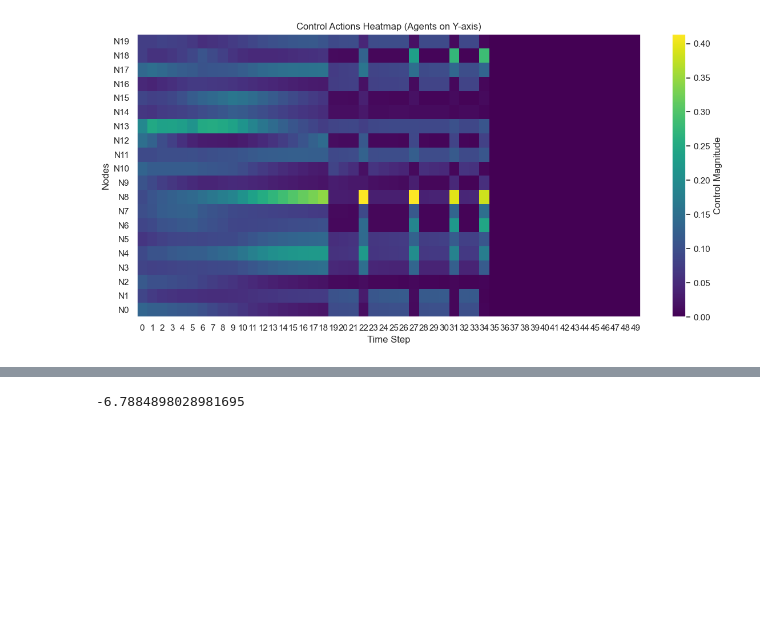
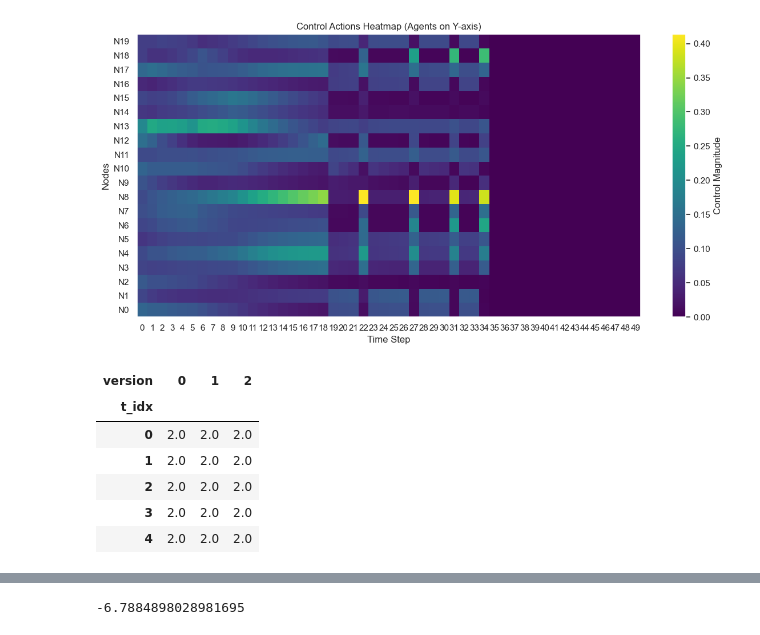
Before and after one commit to mariusdgm/phd-rl-algos, a Jupyter notebook: dqn/opinion_dynamics/experiments/agent_eval.ipynb, the cells around one changed output, grey strips where cells are left out. Drawn from its saved outputs; the diff is of its cells as text; code cells hidden in the pictures; blank space fills up the shorter version.

```diff
--- a/dqn/opinion_dynamics/experiments/agent_eval.ipynb
+++ b/dqn/opinion_dynamics/experiments/agent_eval.ipynb
@@ -90,13 +51,14 @@ exp_subdir = r"d:\Work\repos\RL\phd-rl-algos\dqn\opinion_dynamics\experiments\re
 
 # exp_subdir = r"D:\Work\repos\RL\phd-rl-algos\dqn\opinion_dynamics\experiments\results\2025Jul25-031713_configs\0001_agent_params.args_.betas__0__1__2_\1"
 
+# Great behavior with multiple budget levels!
 exp_subdir = r"d:\Work\repos\RL\phd-rl-algos\dqn\opinion_dynamics\experiments\results\2025Sep08-142952_configs\0000_optim.args_.lr_1e-05__agent_params.args_.betas__0__1__2___agent_params.model_OpinionNetCommonAB__experiment_opinion_agent_dqn_fixed_steps\1"
-
 
 
 agent = instantiate_agent(exp_subdir)
 
 results = []
+df_actions_list = []
 
 env_versions = agent.env_factory.validation_versions
 # env_versions = [0]
@@ -110,22 +72,30 @@ for version in range(len(env_versions)):
     # Run policy with agent
     states, times, rewards, actions, all_intermediate_states = run_policy_agent(agent)
 
-    # Flatten for plotting
+    actions_np = np.asarray(actions)                 # shape (T, N)
+    T, N = actions_np.shape[0], actions_np.shape[1]
+
+    df_actions_v = pd.DataFrame(
+        actions_np,
+        columns=[f"a_{j}" for j in range(N)]
+    )
+    df_actions_v.insert(0, "t_idx", np.arange(T))
+    df_actions_v.insert(0, "version", version)
+
+    df_actions_list.append(df_actions_v)
+
     flat_states, flat_times = flatten_intermediate_states_np(
         all_intermediate_states,
         agent.validation_env.t_campaign,
         agent.validation_env.t_s
     )
-
-    # Plot high-resolution trajectory
     plot_opinions_over_time(flat_states, flat_times, title=f"Agent Policy - Validation Env v{version}")
 
-    # Discounted reward
     total_value = sum((agent.gamma ** i) * r for i, r in enumerate(rewards))
     print(f"Total discounted reward: {total_value:.4f}")
     results.append({"version": version, "discounted_reward": total_value})
 
-# Summary
+# Per-version results (unchanged)
 df_results = pd.DataFrame(results)
 print(df_results)
 # %% [output]
@@ -159,3 +137,33 @@ len(actions)
 plot_action_heatmap(actions)
 # %% [output]
 [figure]
+# %%
+def summarize_action_mass_by_step(df_actions: pd.DataFrame) -> pd.DataFrame:
+    """
+    Returns a tidy DataFrame with, for each version and step, the sum of the action vector.
+    Columns: version, t_idx, action_sum
+    """
+    action_cols = [c for c in df_actions.columns if c.startswith("a_")]
+    out = df_actions.copy()
+    out["action_sum"] = out[action_cols].sum(axis=1)
+    out = out[["version", "t_idx", "action_sum"]].sort_values(["version", "t_idx"]).reset_index(drop=True)
+    return out
+
+def action_mass_wide(df_actions: pd.DataFrame) -> pd.DataFrame:
+    df = summarize_action_mass_by_step(df_actions)
+    return df.pivot(index="t_idx", columns="version", values="action_sum").sort_index()
+
+df_actions = pd.concat(df_actions_list, ignore_index=True)
+df_mass = summarize_action_mass_by_step(df_actions)
+df_actions
+
+df_mass_w = action_mass_wide(df_actions)  # nice for plotting
+df_mass_w.head()
+# %% [output]
+| version | 0 | 1 | 2 |
+| t_idx |  |  |  |
+| 0 | 2.0 | 2.0 | 2.0 |
+| 1 | 2.0 | 2.0 | 2.0 |
+| 2 | 2.0 | 2.0 | 2.0 |
+| 3 | 2.0 | 2.0 | 2.0 |
+| 4 | 2.0 | 2.0 | 2.0 |
```
Also changed, not shown: parts of 5 cells of this notebook, 11 other files.
